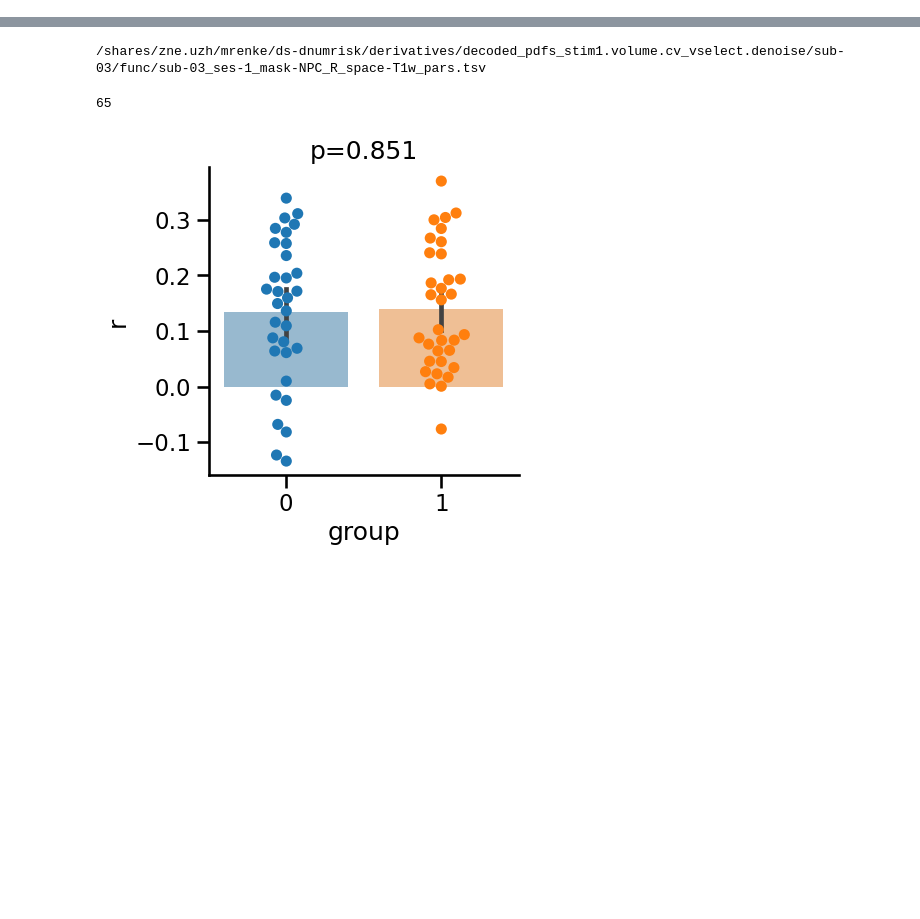
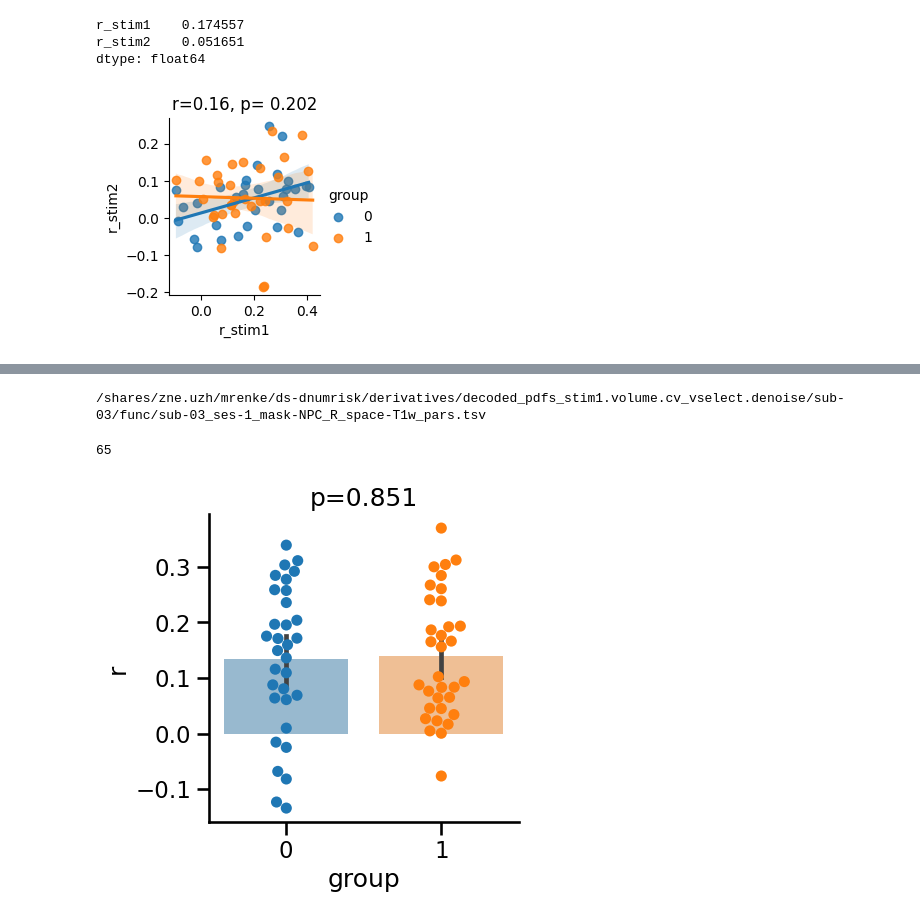
Before and after one commit to mrenke/numrisk, a Jupyter notebook: numrisk/neural_general/decode-stim2_nPRF_cluster.ipynb, the cells around one changed output, grey strips where cells are left out. Cells and saved outputs as stored; diff of their text form; code cells hidden in the pictures; blank space fills up the shorter version.

```diff
--- a/numrisk/neural_general/decode-stim2_nPRF_cluster.ipynb
+++ b/numrisk/neural_general/decode-stim2_nPRF_cluster.ipynb
@@ -56,0 +62,15 @@ r_stim2 = r.groupby(['subject','group'])['r'].mean()
+# %%
+Rs = pd.DataFrame({'r_stim1': r_stim1, 'r_stim2': r_stim2})
+
+cor = pg.corr(Rs['r_stim1'], Rs['r_stim2'])
+r_ = np.round(cor.iloc[0]['r'], 2)
+p = np.round(cor.iloc[0]['p-val'], 3)
+
+fig = sns.lmplot(x='r_stim1', y='r_stim2', data=Rs.reset_index(),hue='group', height=2.5) #
+fig.set(title=f'r={r_}, p= {p}')
+print(Rs.mean(axis=0))
+# %% [output]
+r_stim1    0.174557
+r_stim2    0.051651
+dtype: float64
+[figure, added]
```
Also changed, not shown: parts of 14 cells of this notebook, 2 other files.
